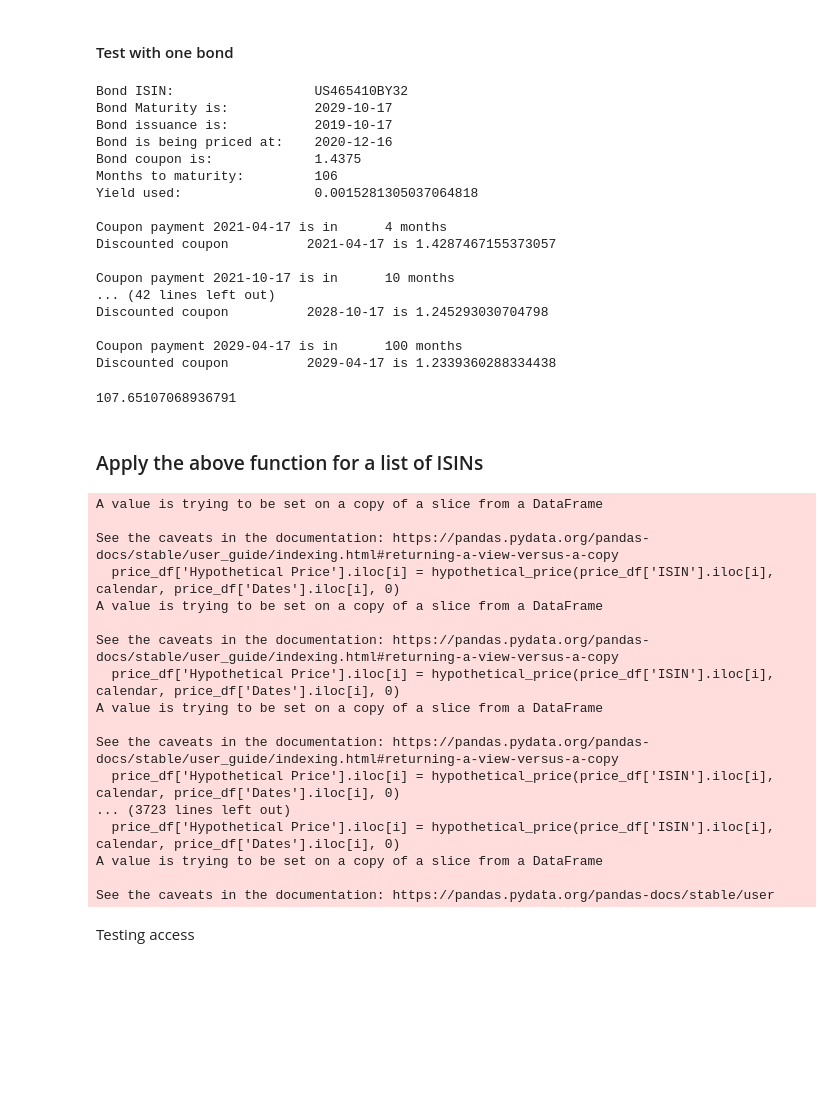
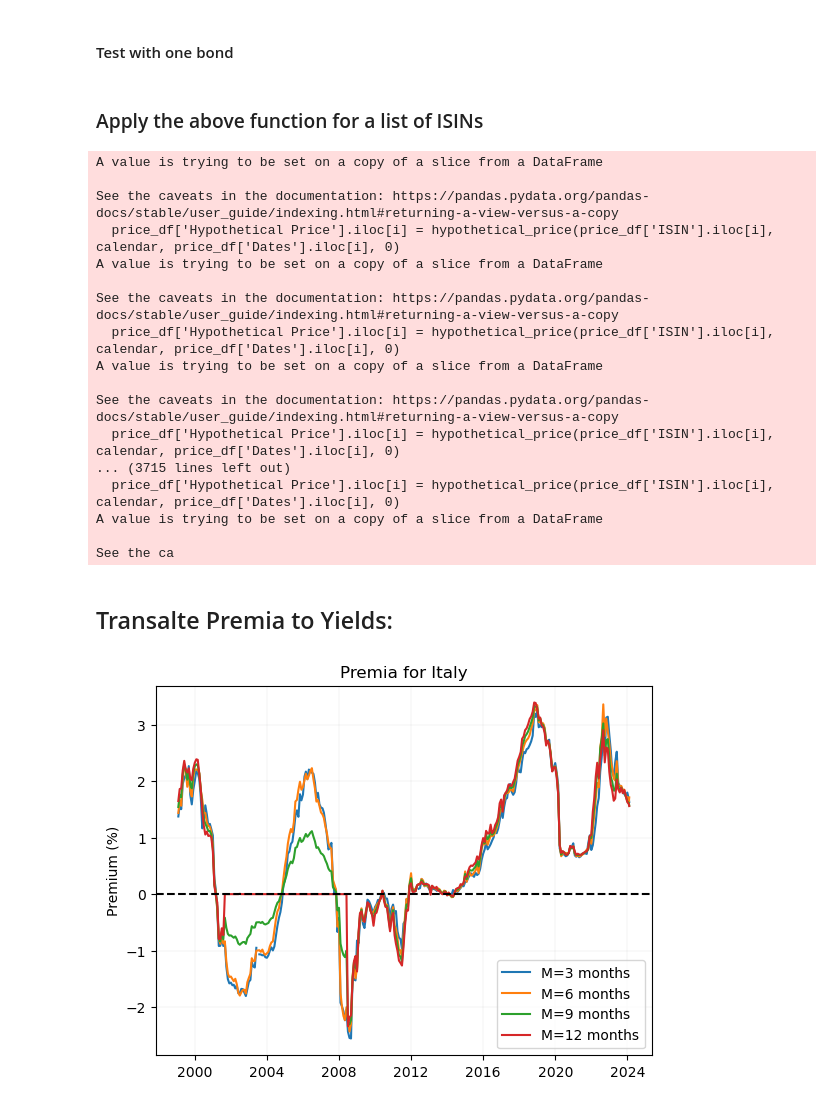
Before and after one commit to angeloahm/Expected_recovery_rates, a Jupyter notebook: Data/computing_premia.ipynb, the cells around one changed output. Drawn from its saved outputs; the diff is of its cells as text; code cells hidden in the pictures; blank space fills up the shorter version.

Commit message:
Small edits on the plots and comments. Preparing to aggregate premia for amt issued.

```diff
--- a/Data/computing_premia.ipynb
+++ b/Data/computing_premia.ipynb
@@ -534,25 +532,3 @@ t = pd.to_datetime('2010-12-16')
-# %%
-t2 = pd.to_datetime('2020-12-16')
-hypothetical_price('US465410BY32', calendar, t2, 1)
-# %% [output]
-Bond ISIN:                  US465410BY32
-Bond Maturity is:           2029-10-17
-Bond issuance is:           2019-10-17
-Bond is being priced at:    2020-12-16
-Bond coupon is:             1.4375
-Months to maturity:         106
-Yield used:                 0.0015281305037064818
-
-Coupon payment 2021-04-17 is in      4 months
-Discounted coupon          2021-04-17 is 1.4287467155373057
-
-Coupon payment 2021-10-17 is in      10 months
-... (42 lines left out)
-Discounted coupon          2028-10-17 is 1.245293030704798
-
-Coupon payment 2029-04-17 is in      100 months
-Discounted coupon          2029-04-17 is 1.2339360288334438
-107.65107068936791
 # %% [markdown]
 ### Apply the above function for a list of ISINs
 # %%
@@ -570,7 +546,7 @@ price_df['Hypothetical Price'] = np.nan
 for i in range(len(price_df)):
     price_df['Hypothetical Price'].iloc[i] = hypothetical_price(price_df['ISIN'].iloc[i], calendar, price_df['Dates'].iloc[i], 0)
 # export to excel:
-price_df.to_excel('price_df.xlsx')
+price_df.to_excel('price_df.xlsx', index=False)
 # %% [output]
 A value is trying to be set on a copy of a slice from a DataFrame
 
@@ -584,10 +560,42 @@ A value is trying to be set on a copy of a slice from a DataFrame
 
 See the caveats in the documentation: https://pandas.pydata.org/pandas-docs/stable/user_guide/indexing.html#returning-a-view-versus-a-copy
   price_df['Hypothetical Price'].iloc[i] = hypothetical_price(price_df['ISIN'].iloc[i], calendar, price_df['Dates'].iloc[i], 0)
-... (3723 lines left out)
+... (3715 lines left out)
   price_df['Hypothetical Price'].iloc[i] = hypothetical_price(price_df['ISIN'].iloc[i], calendar, price_df['Dates'].iloc[i], 0)
 A value is trying to be set on a copy of a slice from a DataFrame
 
-See the caveats in the documentation: https://pandas.pydata.org/pandas-docs/stable/user
+See the ca
-# %% [markdown]
-Testing access
+# %% [markdown]
+## Transalte Premia to Yields:
+# %%
+# Compute USD yield for different periods
+Ms = [3, 6, 9, 12]
+for M in Ms:
+    aux = compute_USD_yield(M)
+    # Transform to yearly yield:
+    aux['USD Yearly Yield'] = (1 + aux['USD Monthly Yield'])**12 - 1
+    # Drop monthly yield:
+    aux = aux.drop(columns=['USD Monthly Yield'])
+    aux2 = interpolate_yield(it_yield_df['Date'], it_yield_df, M)
+    # Drop yearly yield:
+    aux2 = aux2.drop(columns=['Monthly Yield'])
+    # Merge the two dataframes:
+    aux = pd.merge(aux, aux2, on='Dates')
+    # Subtract the two yields:
+    aux['Premia'] = (aux['USD Yearly Yield'] - aux['Yearly Yield'])
+    # Plot the difference
+    plt.plot(aux['Dates'], aux['Premia']*100, label=f'M={M} months')
+
+# Set plot title and grid
+plt.title('Premia for Italy')
+plt.ylabel('Premium (%)')
+plt.grid(linewidth=0.1)
+# Plot a dashed line on zero
+plt.axhline(0, color='black', linestyle='--')
+# Set plot limits and show legend
+#plt.ylim(-0.04, 0.04)
+#plt.xlim(pd.to_datetime('2010-01-01'), pd.to_datetime('2014-01-01'))
+plt.legend()
+plt.show()
+# %% [output]
+[figure, added]
```
Also changed, not shown: parts of 9 cells of this notebook, 5 other files.
